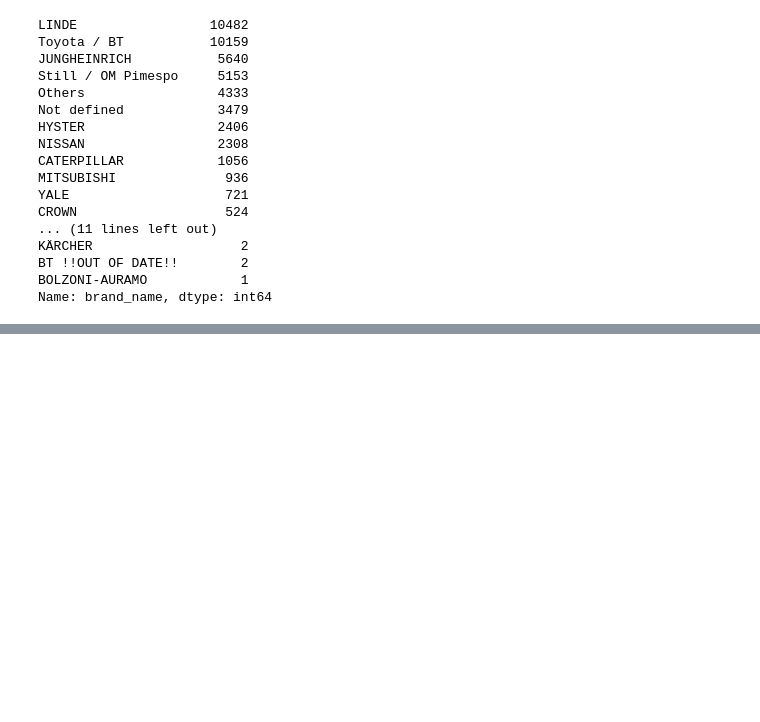
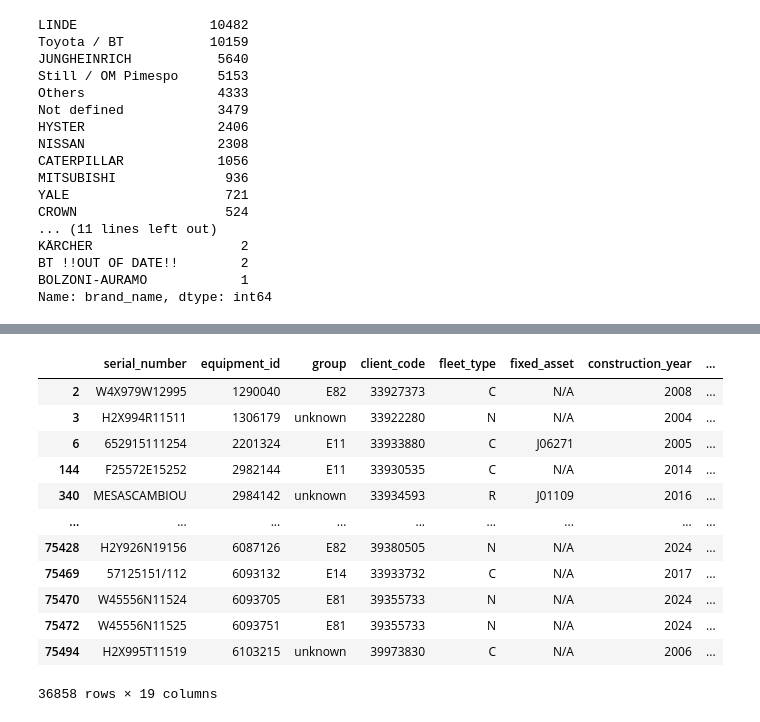
Before and after one commit to martafillol/practice_Case, a Jupyter notebook: cleaning.ipynb, the cells around one changed output, grey strips where cells are left out. Drawn from its saved outputs; the diff is of its cells as text; code cells hidden in the pictures; blank space fills up the shorter version.

```diff
--- a/cleaning.ipynb
+++ b/cleaning.ipynb
@@ -942,0 +1165,21 @@ Name: brand_name, dtype: int64
+# %%
+#as we can see from all the null values in warranty_start (36858) we have 36587 that are also null at service_start_date
+
+#let's compare with warranty_type too
+
+filter_warranty_isna_type = clean_dataset[(clean_dataset.warranty_start.isna()) & (clean_dataset.warranty_type == "N/A")]
+filter_warranty_isna_type
+# %% [output]
+|  | serial_number | equipment_id | group | client_code | fleet_type | fixed_asset | construction_year | ... |
+| 2 | W4X979W12995 | 1290040 | E82 | 33927373 | C | N/A | 2008 | ... |
+| 3 | H2X994R11511 | 1306179 | unknown | 33922280 | N | N/A | 2004 | ... |
+| 6 | 652915111254 | 2201324 | E11 | 33933880 | C | J06271 | 2005 | ... |
+| 144 | F25572E15252 | 2982144 | E11 | 33930535 | C | N/A | 2014 | ... |
+| 340 | MESASCAMBIOU | 2984142 | unknown | 33934593 | R | J01109 | 2016 | ... |
+| ... | ... | ... | ... | ... | ... | ... | ... | ... |
+| 75428 | H2Y926N19156 | 6087126 | E82 | 39380505 | N | N/A | 2024 | ... |
+| 75469 | 57125151/112 | 6093132 | E14 | 33933732 | C | N/A | 2017 | ... |
+| 75470 | W45556N11524 | 6093705 | E81 | 39355733 | N | N/A | 2024 | ... |
+| 75472 | W45556N11525 | 6093751 | E81 | 39355733 | N | N/A | 2024 | ... |
+| 75494 | H2X995T11519 | 6103215 | unknown | 39973830 | C | N/A | 2006 | ... |
+36858 rows × 19 columns
```
Also changed, not shown: parts of 87 cells of this notebook.
